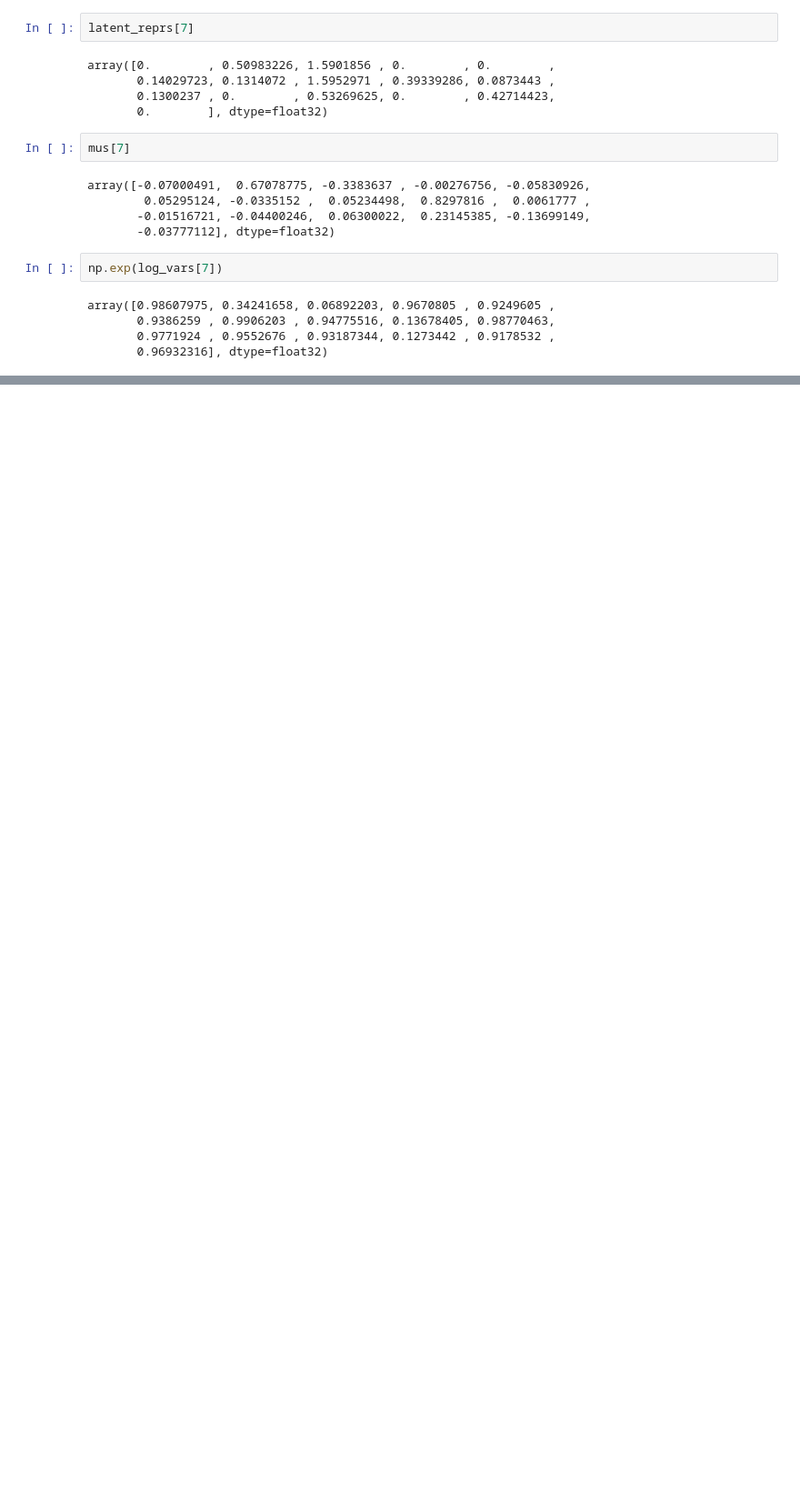
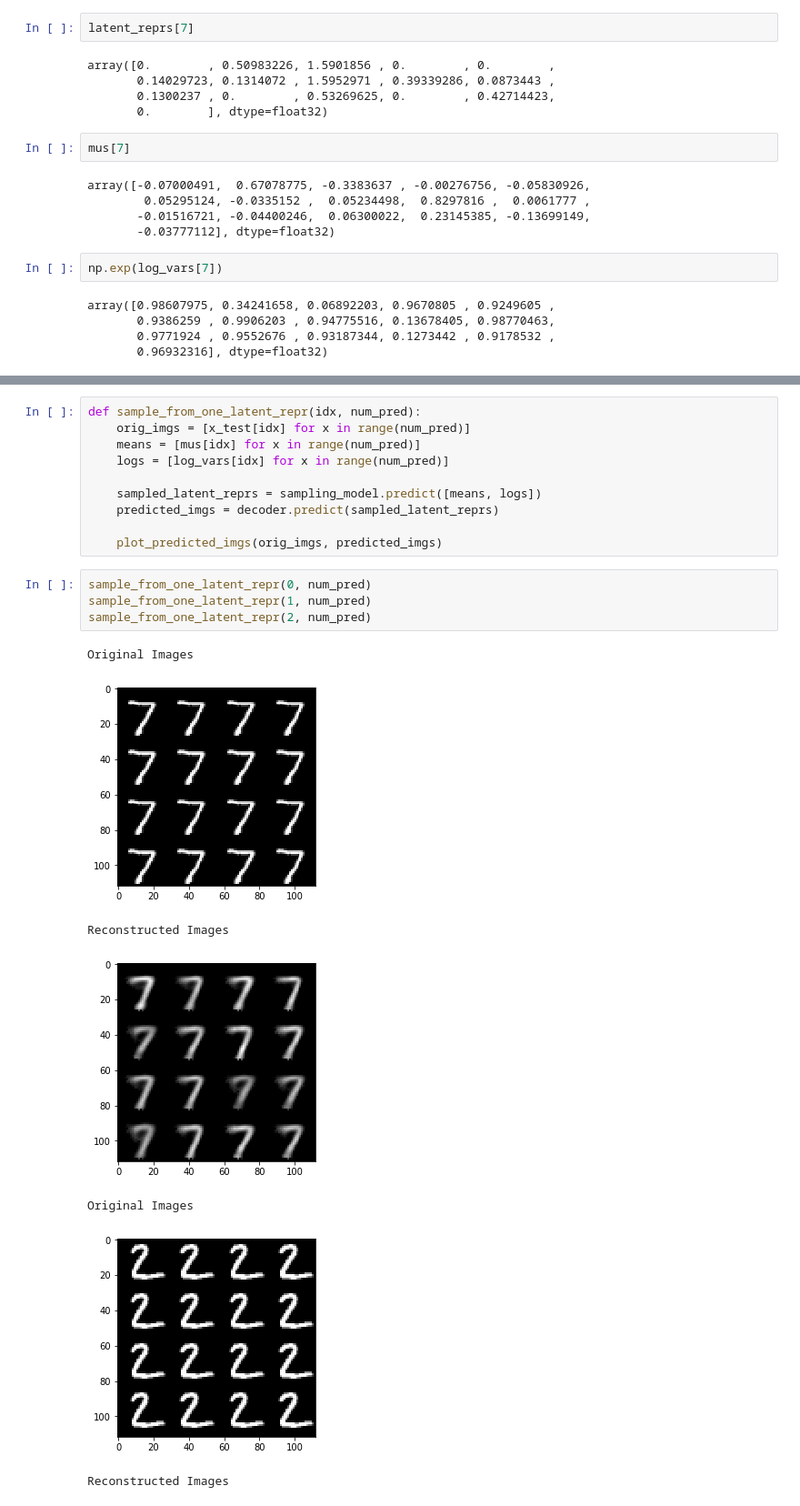
Before and after one commit to BartyzalRadek/MLNotes, a Jupyter notebook: tf_snippets/keras_vae.ipynb, the cells around one changed output, grey strips where cells are left out. Shown at 91% size. Cells and saved outputs as stored; diff of their text form; blank space fills up the shorter version.

Commit message:
Added more samples.

```diff
--- a/tf_snippets/keras_vae.ipynb
+++ b/tf_snippets/keras_vae.ipynb
@@ -195,0 +205,22 @@ Reconstructed Images
+# %%
+def sample_from_one_latent_repr(idx, num_pred):
+    orig_imgs = [x_test[idx] for x in range(num_pred)]
+    means = [mus[idx] for x in range(num_pred)]
+    logs = [log_vars[idx] for x in range(num_pred)]
+
+    sampled_latent_reprs = sampling_model.predict([means, logs])
+    predicted_imgs = decoder.predict(sampled_latent_reprs)
+
+    plot_predicted_imgs(orig_imgs, predicted_imgs)
+# %%
+sample_from_one_latent_repr(0, num_pred)
+sample_from_one_latent_repr(1, num_pred)
+sample_from_one_latent_repr(2, num_pred)
+# %% [output]
+Original Images
+[figure, added]
+Reconstructed Images
+[figure, added]
+Original Images
+[figure, added]
+Reconstructed Images
```
Also changed, not shown: parts of 5 cells of this notebook.
